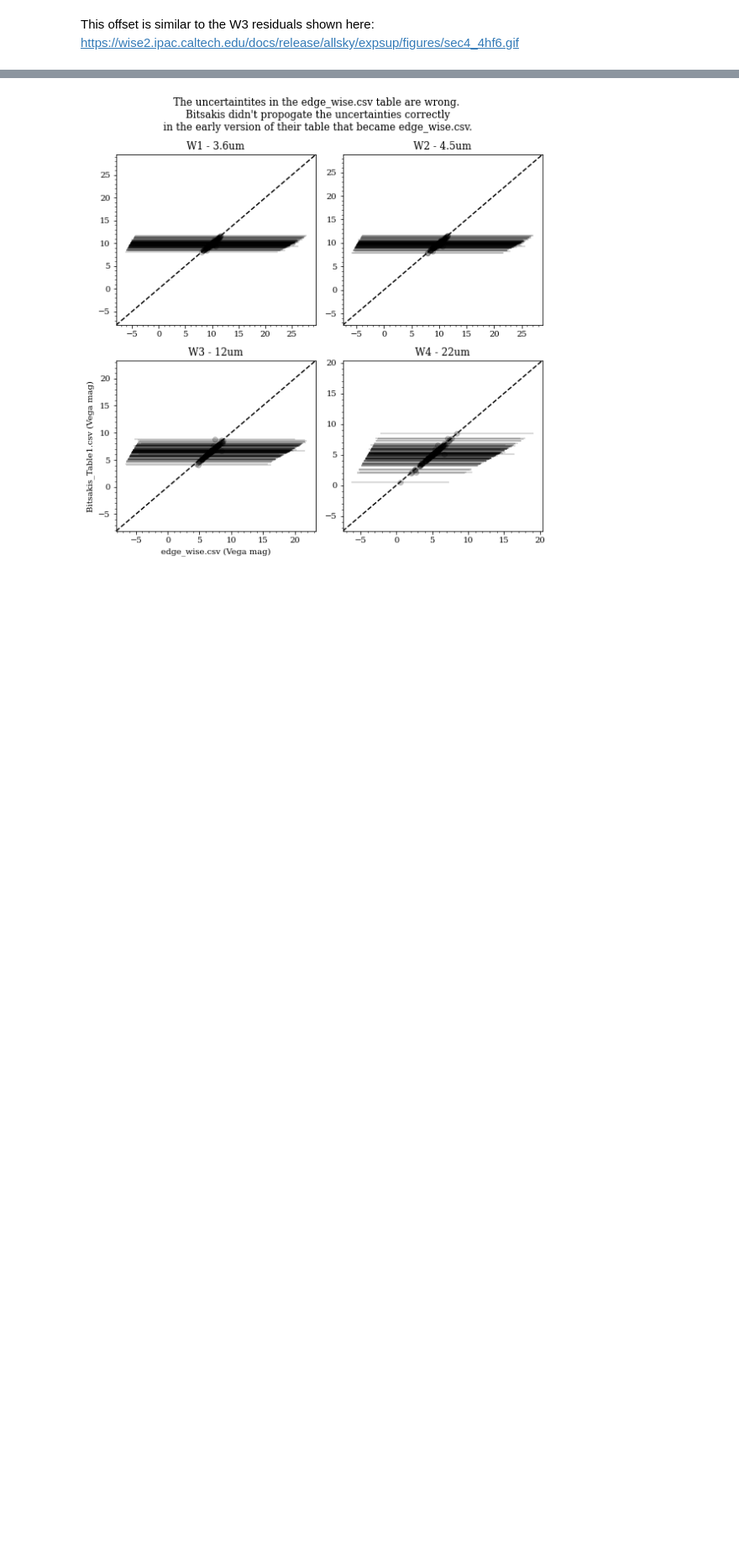
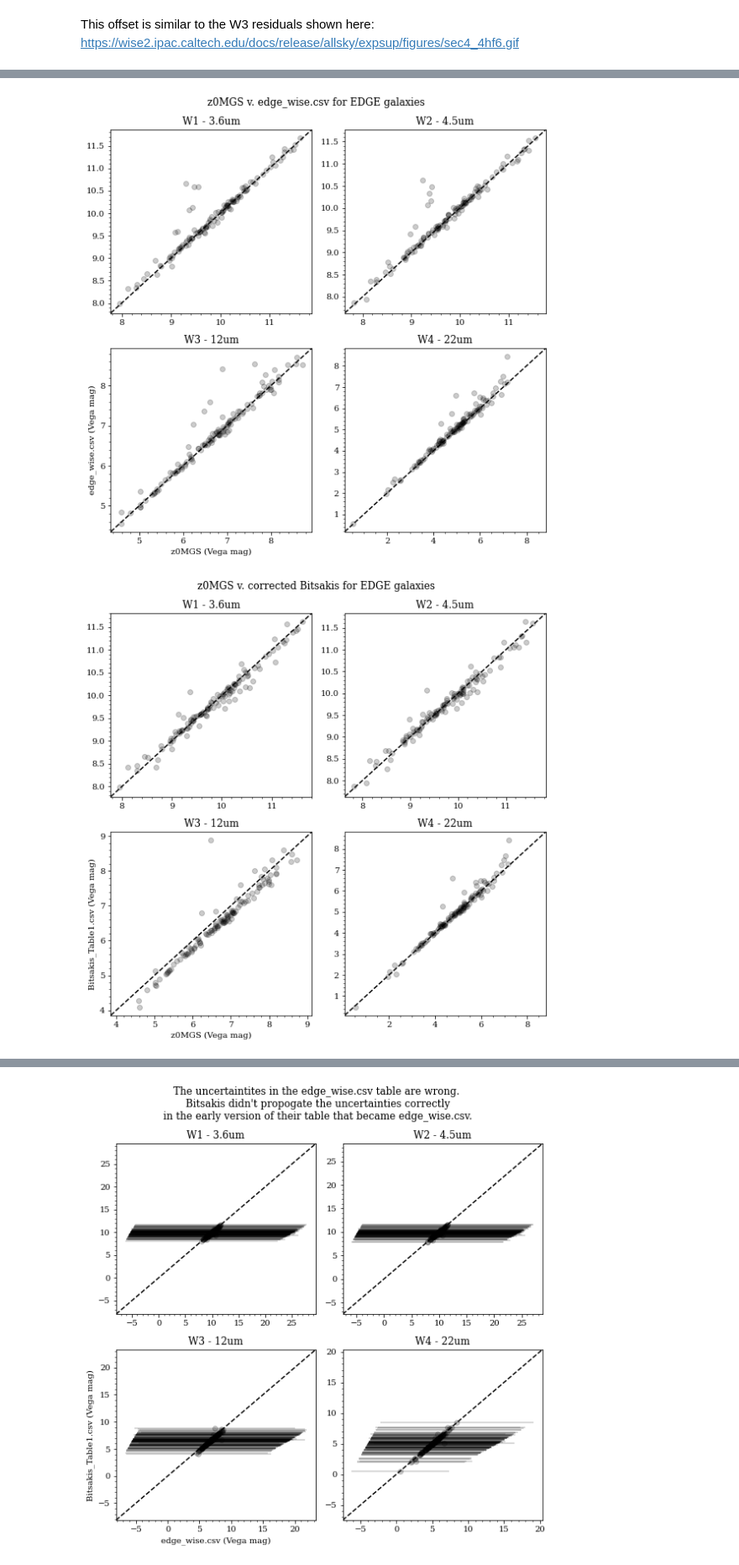
Before and after one commit to rclevy/edge, a Jupyter notebook: WISE_Flux_Check/EDGE Database WISE Flux Check.ipynb, the cells around one changed output, grey strips where cells are left out. Shown at 84% size. Drawn from its saved outputs; the diff is of its cells as text; code cells hidden in the pictures; blank space fills up the shorter version.

```diff
--- a/WISE_Flux_Check/EDGE Database WISE Flux Check.ipynb
+++ b/WISE_Flux_Check/EDGE Database WISE Flux Check.ipynb
@@ -192,0 +204,69 @@ This offset is similar to the W3 residuals shown here: https://wise2.ipac.caltec
+# %%
+#these are output from the Z0mgs catalog at IPAC in the same order as edge_wise.csv
+edge_z0mgs = pd.read_csv('edge_z0mgs.csv')
+
+z0mgs_edgesub_W1_flux = edge_z0mgs['flux_wise1'].values #Jy
+z0mgs_edgesub_W2_flux = edge_z0mgs['flux_wise2'].values #Jy
+z0mgs_edgesub_W3_flux = edge_z0mgs['flux_wise3'].values #Jy
+z0mgs_edgesub_W4_flux = edge_z0mgs['flux_wise4'].values #Jy
+z0mgs_edgesub_eW1_flux = edge_z0mgs['std_flux_wise1'].values #Jy
+z0mgs_edgesub_eW2_flux = edge_z0mgs['std_flux_wise2'].values #Jy
+z0mgs_edgesub_eW3_flux = edge_z0mgs['std_flux_wise3'].values #Jy
+z0mgs_edgesub_eW4_flux = edge_z0mgs['std_flux_wise4'].values #Jy
+
+
+z0mgs_edgesub_W_flux = np.array([z0mgs_edgesub_W1_flux,z0mgs_edgesub_W2_flux,z0mgs_edgesub_W3_flux,z0mgs_edgesub_W4_flux]).transpose()
+z0mgs_edgesub_eW_flux = np.array([z0mgs_edgesub_eW1_flux,z0mgs_edgesub_eW2_flux,z0mgs_edgesub_eW3_flux,z0mgs_edgesub_eW4_flux]).transpose()
+
+#convert their fluxes to Vega mags using out conversions
+F0 = np.array([309.540,171.787,31.674,8.363]) #Jy, Jarrett et al. 2011, Table 1
+z0mgs_edgesub_W = -2.5*np.log10(z0mgs_edgesub_W_flux/F0) #Vega mag
+# %%
+#compare edge WISE data and corrected Bitsakis WISE data in EDGE galaxies to Z0MGS values
+
+fig,axs=plt.subplots(2,2)
+axs = np.ravel(axs)
+fig.set_size_inches(8,8)
+
+
+titles = ['W1 - 3.6um','W2 - 4.5um','W3 - 12um','W4 - 22um']
+for i in range(len(axs)):
+    axs[i].plot(z0mgs_edgesub_W[:,i],edge_W[:,i],'ko',alpha=0.2)
+    xlim = axs[i].get_xlim()
+    ylim = axs[i].get_ylim()
+    amin = np.min([xlim[0],ylim[0]])
+    amax = np.max([xlim[1],ylim[1]])
+    axs[i].plot([amin,amax],[amin,amax],'k--')
+    axs[i].set_xlim(amin,amax)
+    axs[i].set_ylim(amin,amax)
+    axs[i].set_title(titles[i])
+    axs[i].minorticks_on()
+    if i==2:
+        axs[i].set_ylabel('edge_wise.csv (Vega mag)')
+        axs[i].set_xlabel('z0MGS (Vega mag)')
+plt.suptitle('z0MGS v. edge_wise.csv for EDGE galaxies')
+plt.tight_layout()
+
+
+fig,axs=plt.subplots(2,2)
+axs = np.ravel(axs)
+fig.set_size_inches(8,8)
+for i in range(len(axs)):
+    axs[i].plot(z0mgs_edgesub_W[:,i],bitsakis_edgesub_W_corr[:,i],'ko',alpha=0.2)
+    xlim = axs[i].get_xlim()
+    ylim = axs[i].get_ylim()
+    amin = np.min([xlim[0],ylim[0]])
+    amax = np.max([xlim[1],ylim[1]])
+    axs[i].plot([amin,amax],[amin,amax],'k--')
+    axs[i].set_xlim(amin,amax)
+    axs[i].set_ylim(amin,amax)
+    axs[i].set_title(titles[i])
+    axs[i].minorticks_on()
+    if i==2:
+        axs[i].set_xlabel('z0MGS (Vega mag)')
+        axs[i].set_ylabel('Bitsakis_Table1.csv (Vega mag)')
+plt.suptitle('z0MGS v. corrected Bitsakis for EDGE galaxies')
+plt.tight_layout()
+# %% [output]
+[figure, added]
+[figure, added]
```
Also changed, not shown: parts of 7 cells of this notebook.
